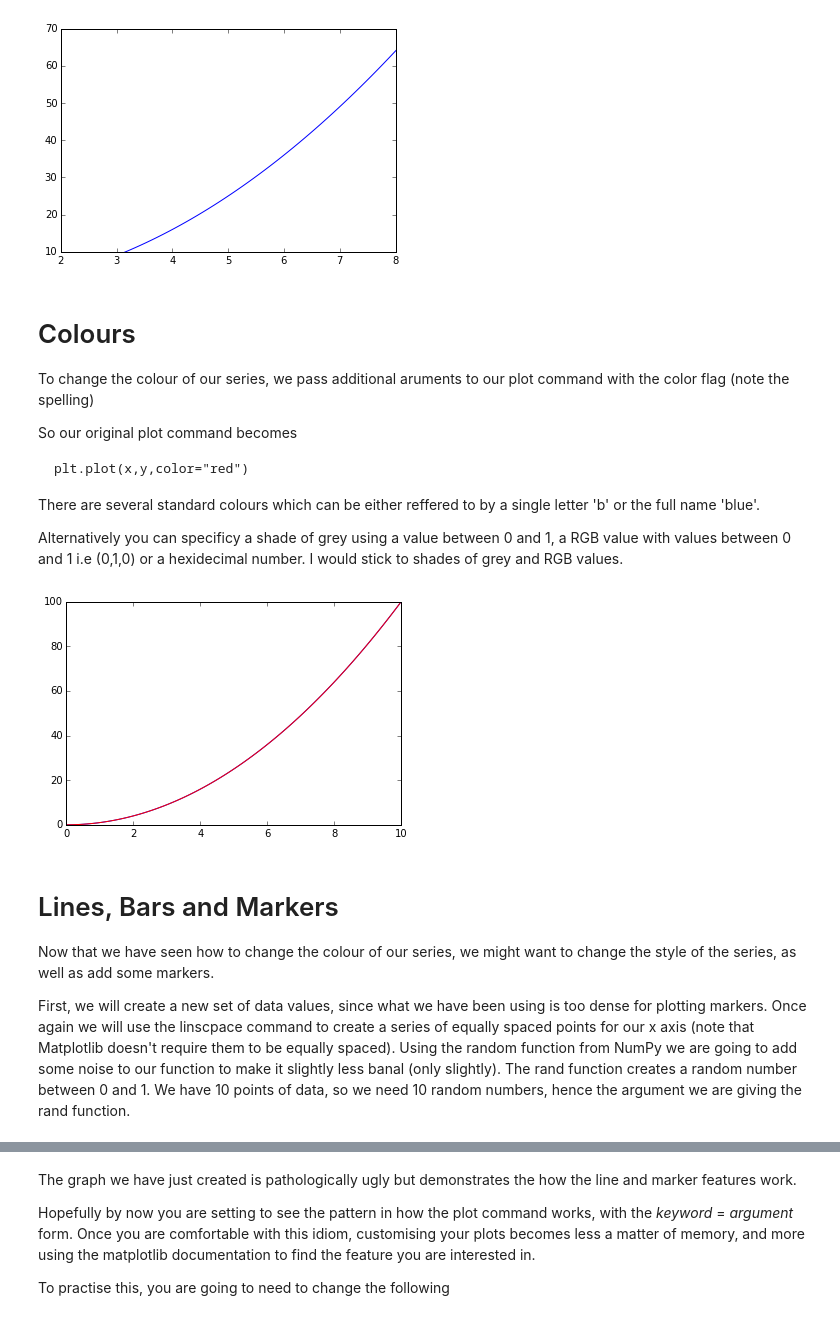
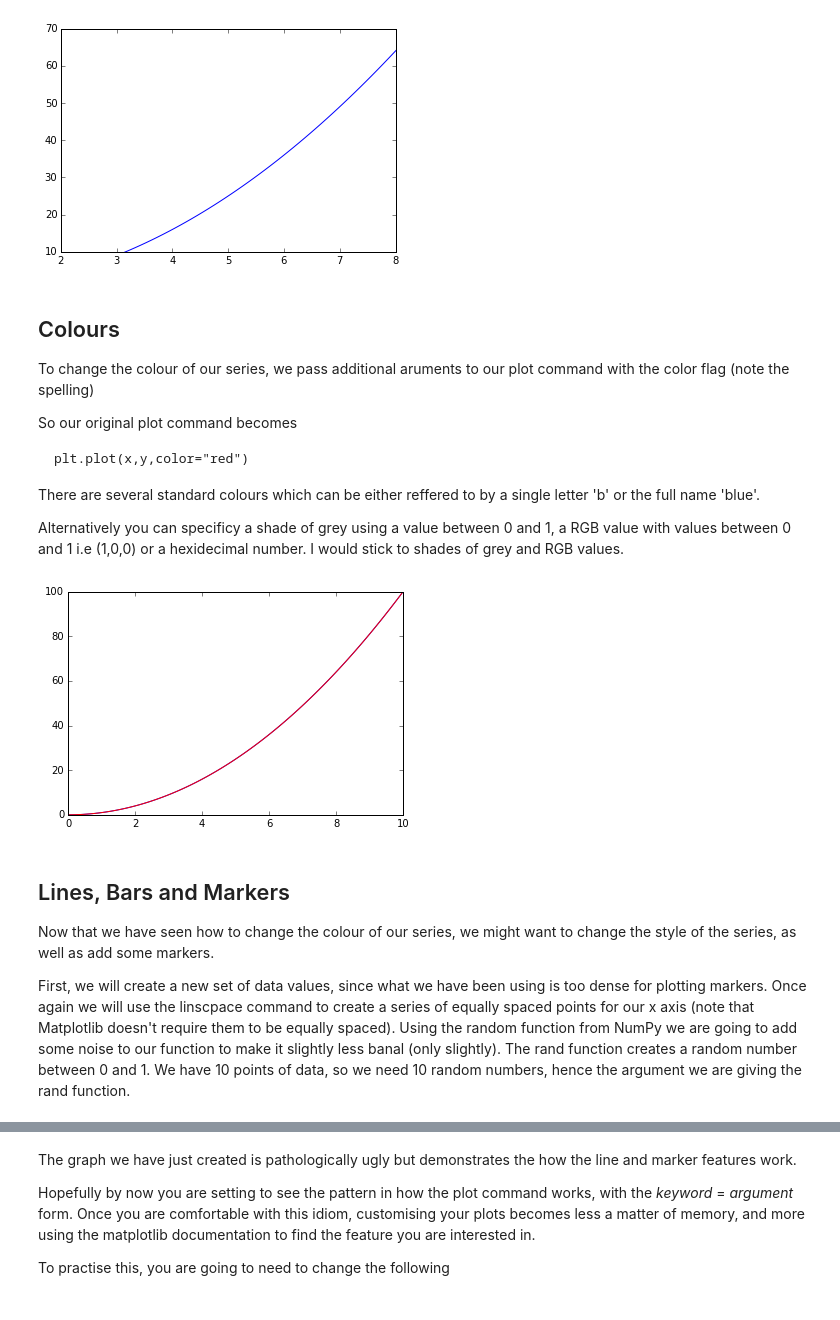
Before and after one commit to digital-skills-for-researchers/coursebook, a Jupyter notebook: modules/data-visualisation/ipython-notebook/matplotlib_notebook.ipynb, the cells around one changed output, grey strips where cells are left out. Drawn from its saved outputs; the diff is of its cells as text; code cells hidden in the pictures.

```diff
--- a/modules/data-visualisation/ipython-notebook/matplotlib_notebook.ipynb
+++ b/modules/data-visualisation/ipython-notebook/matplotlib_notebook.ipynb
@@ -169,7 +159,7 @@ plt.show()
 # %% [output]
 [figure]
 # %% [markdown]
-# Colours
+## Colours
 
 To change the colour of our series, we pass additional aruments to our plot command with the color flag (note the spelling)
 
@@ -179,15 +169,15 @@ So our original plot command becomes
 
 There are several standard colours which can be either reffered to by a single letter 'b' or the full name 'blue'.
 
-Alternatively you can specificy a shade of grey using a value between 0 and 1, a RGB value with values between 0 and 1 i.e (0,1,0) or a hexidecimal number. I would stick to shades of grey and RGB values.
+Alternatively you can specificy a shade of grey using a value between 0 and 1, a RGB value with values between 0 and 1 i.e (1,0,0) or a hexidecimal number. I would stick to shades of grey and RGB values.
 # %%
 plt.plot(x,y)
-plt.plot(x,y,color="red")
+plt.plot(x,y,color=(1,0,0))
 plt.show()
 # %% [output]
-[figure, old version]
+[figure, new version]
 # %% [markdown]
-# Lines, Bars and Markers
+## Lines, Bars and Markers
 
 Now that we have seen how to change the colour of our series, we might want to change the style of the series, as well as add some markers.
 
```
Also changed, not shown: parts of 23 cells of this notebook, 2 other files.
